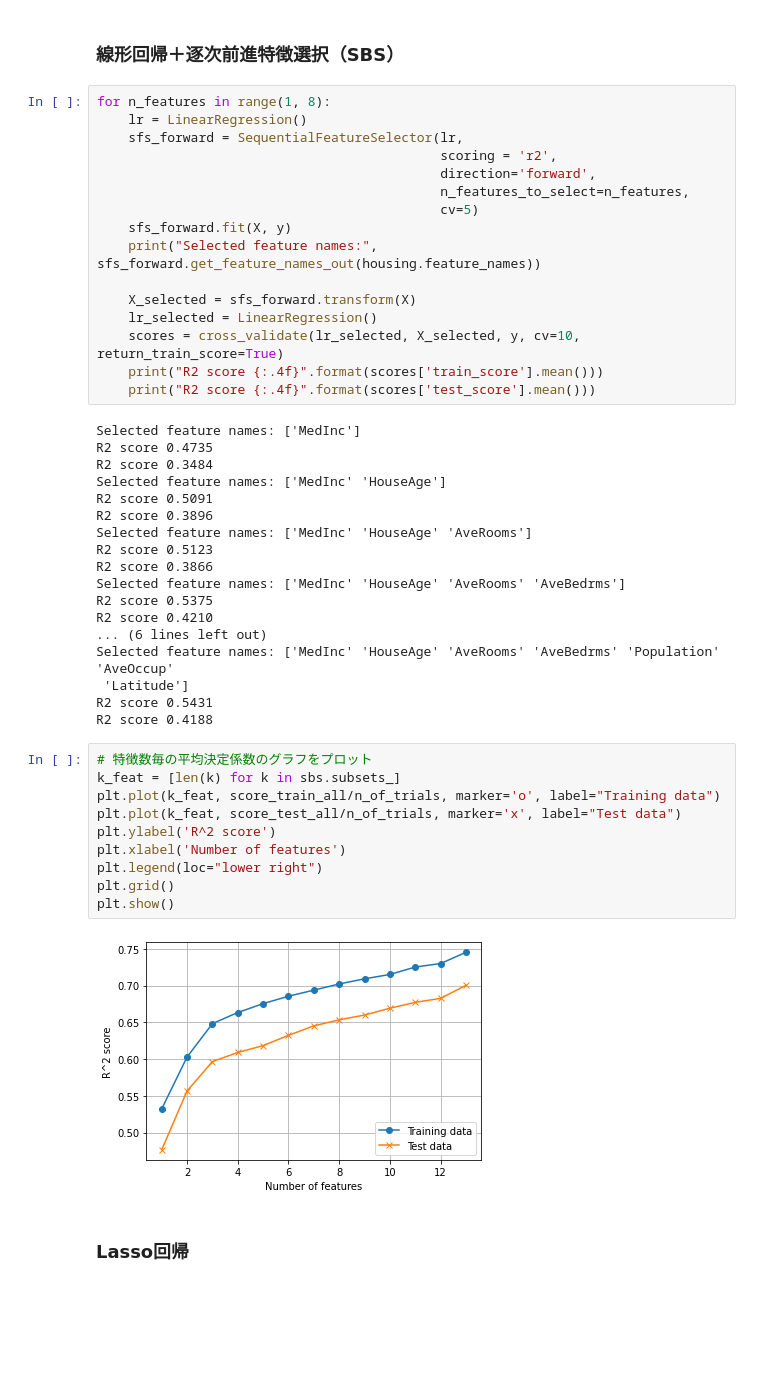
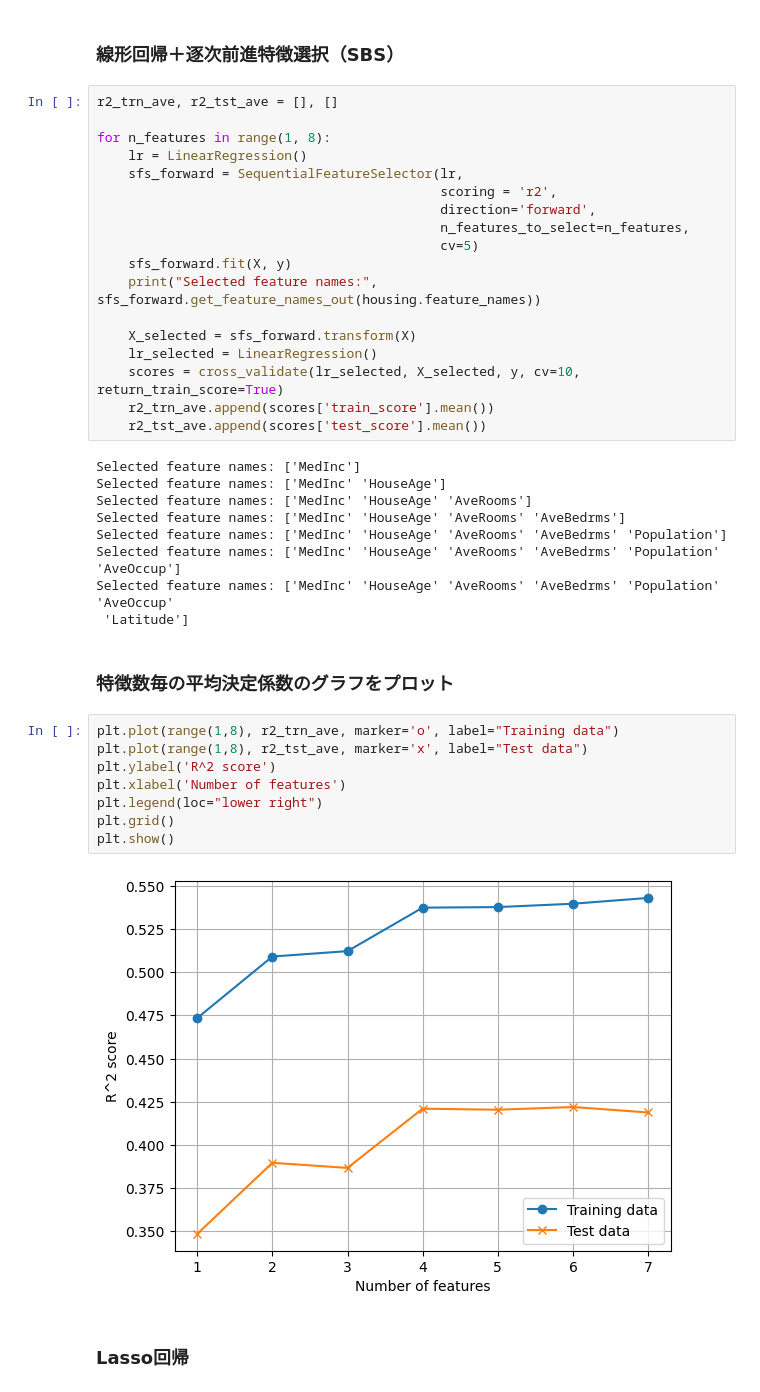
Before and after one commit to f-ken351/AIcourse2025, a Jupyter notebook: ch6_3.ipynb, the cells around one changed output. Drawn from its saved outputs; the diff is of its cells as text; blank space fills up the shorter version.

```diff
--- a/ch6_3.ipynb
+++ b/ch6_3.ipynb
@@ -48,6 +42,8 @@ NameError: name 'sfs_forward' is not defined
 # %% [markdown]
 ### 線形回帰＋逐次前進特徴選択（SBS）
 # %%
+r2_trn_ave, r2_tst_ave = [], []
+
 for n_features in range(1, 8):
     lr = LinearRegression()
     sfs_forward = SequentialFeatureSelector(lr,
@@ -61,38 +57,29 @@ for n_features in range(1, 8):
     X_selected = sfs_forward.transform(X)
     lr_selected = LinearRegression()
     scores = cross_validate(lr_selected, X_selected, y, cv=10, return_train_score=True)
-    print("R2 score {:.4f}".format(scores['train_score'].mean()))
-    print("R2 score {:.4f}".format(scores['test_score'].mean()))
+    r2_trn_ave.append(scores['train_score'].mean())
+    r2_tst_ave.append(scores['test_score'].mean())
 # %% [output]
 Selected feature names: ['MedInc']
-R2 score 0.4735
-R2 score 0.3484
 Selected feature names: ['MedInc' 'HouseAge']
-R2 score 0.5091
-R2 score 0.3896
 Selected feature names: ['MedInc' 'HouseAge' 'AveRooms']
-R2 score 0.5123
-R2 score 0.3866
 Selected feature names: ['MedInc' 'HouseAge' 'AveRooms' 'AveBedrms']
-R2 score 0.5375
-R2 score 0.4210
-... (6 lines left out)
+Selected feature names: ['MedInc' 'HouseAge' 'AveRooms' 'AveBedrms' 'Population']
+Selected feature names: ['MedInc' 'HouseAge' 'AveRooms' 'AveBedrms' 'Population' 'AveOccup']
 Selected feature names: ['MedInc' 'HouseAge' 'AveRooms' 'AveBedrms' 'Population' 'AveOccup'
  'Latitude']
-R2 score 0.5431
-R2 score 0.4188
+# %% [markdown]
+### 特徴数毎の平均決定係数のグラフをプロット
 # %%
-# 特徴数毎の平均決定係数のグラフをプロット
-k_feat = [len(k) for k in sbs.subsets_]
-plt.plot(k_feat, score_train_all/n_of_trials, marker='o', label="Training data")
-plt.plot(k_feat, score_test_all/n_of_trials, marker='x', label="Test data")
+plt.plot(range(1,8), r2_trn_ave, marker='o', label="Training data")
+plt.plot(range(1,8), r2_tst_ave, marker='x', label="Test data")
 plt.ylabel('R^2 score')
 plt.xlabel('Number of features')
 plt.legend(loc="lower right")
 plt.grid()
 plt.show()
 # %% [output]
-[figure, old version]
+[figure, new version]
 # %% [markdown]
 ### Lasso回帰
 # %%
```
Also changed, not shown: parts of 7 cells of this notebook.
